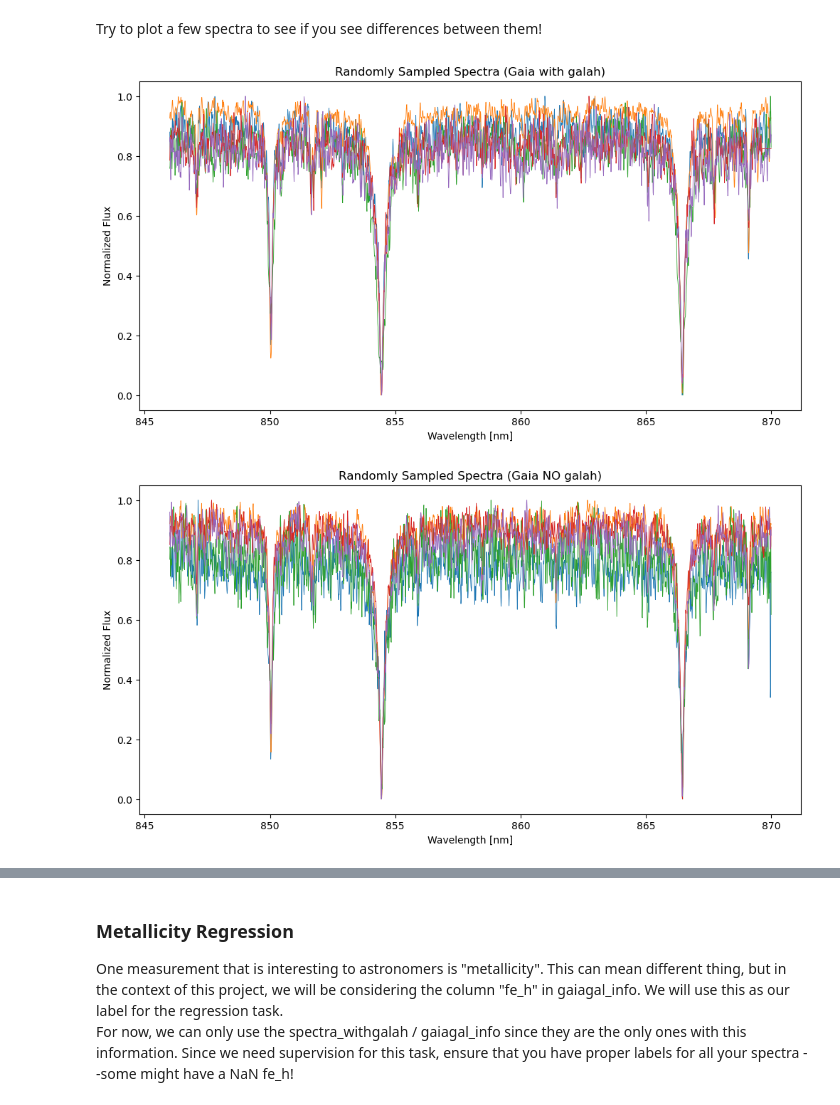
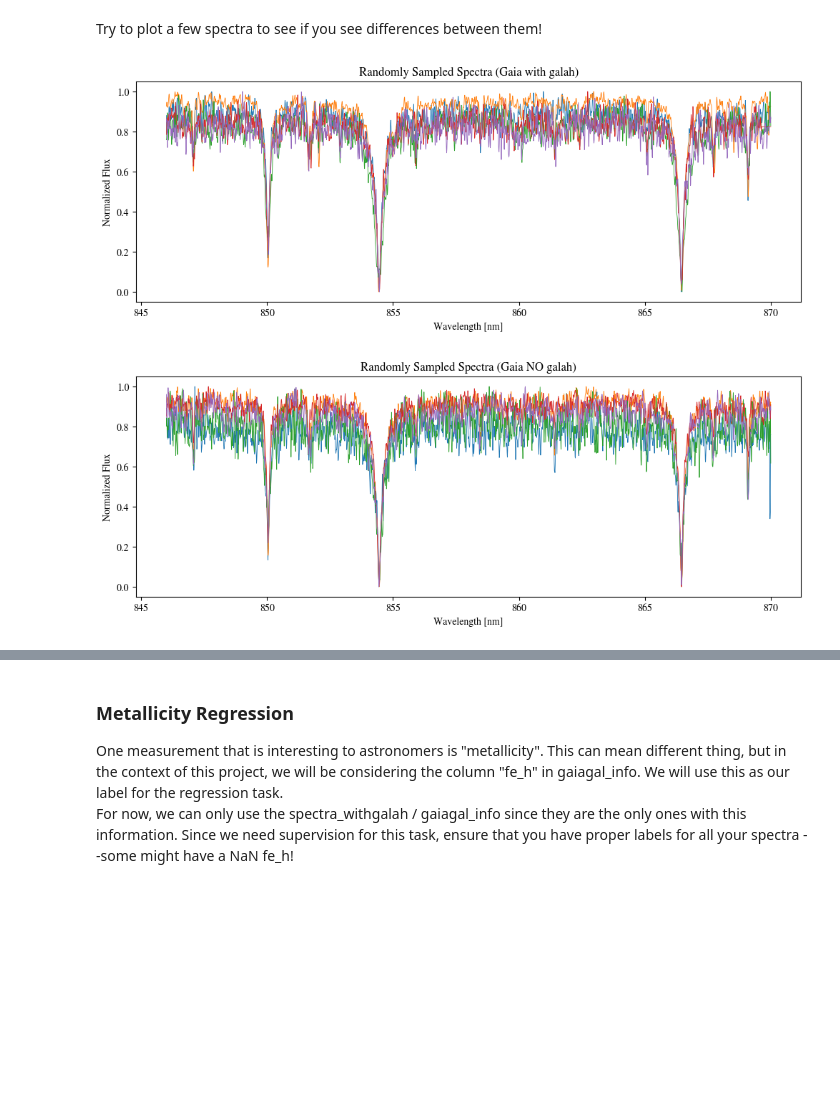
Before and after one commit to JackBlueBird/MHPC.ML.Group.Project.Team.2, a Jupyter notebook: Project2.ipynb, the cells around one changed output, grey strips where cells are left out. Saved outputs shown, nothing was run; the diff lists cells and outputs as text; code cells hidden in the pictures; blank space fills up the shorter version.

```diff
--- a/Project2.ipynb
+++ b/Project2.ipynb
@@ -164,34 +160,40 @@ def scale_row(row):
 
 spectra_withgalah_scaled = spectra_withgalah.apply(scale_row, axis=1)
 spectraNOgal_scaled = spectraNOgal.apply(scale_row, axis=1)
+# %%
+import matplotlib
+#matplotlib.rcParams['mathtext.fontset'] = 'cm'
+#matplotlib.rcParams['font.family'] = 'cmu serif'
+matplotlib.rcParams['mathtext.fontset'] = 'stix'
+matplotlib.rcParams['font.family'] = 'STIXGeneral'
 # %%
 # Calculate the number of steps to include both ends
 wl_step = 0.01
 wl_min  = 846.0
 wl_max  = 870.0
 num_points = int((wl_max - wl_min) / wl_step) + 1  # +1 to include the endpoint
 
 # Create the wavelength range
 wl_range = np.linspace(wl_min, wl_max, num=num_points)
 
 # Randomly sample 5 spectra (rows)
 #sampled_spectra = spectra_withgalah.sample(n=5, random_state=24)
 sampled_spectra = spectra_withgalah_scaled.sample(n=5, random_state=20250320)
 
 # Plot each sampled spectrum as scatter points
-plt.figure(figsize=(12, 6))
+plt.figure(figsize=(12, 4))
 for idx, (label, row) in enumerate(sampled_spectra.iterrows()):
     plt.plot(wl_range, row, label=label, lw=0.6)
     #plt.scatter(wl_range, row, label=label, s=2)  # s controls marker size
 
 plt.xlabel('Wavelength [nm]')
 plt.ylabel('Normalized Flux')
 plt.title('Randomly Sampled Spectra (Gaia with galah)')
 ax = plt.gca()
 #plt.legend()
 plt.show()
 # %% [output]
-[figure, old version]
+[figure, new version]
 # %%
 # Calculate the number of steps to include both ends
 wl_step = 0.01
@@ -207,7 +209,7 @@ wl_range = np.linspace(wl_min, wl_max, num=num_points)
 sampled_spectra = spectraNOgal_scaled.sample(n=5, random_state=20250320)
 
 # Plot each sampled spectrum as scatter points
-plt.figure(figsize=(12, 6))
+plt.figure(figsize=(12, 4))
 for idx, (label, row) in enumerate(sampled_spectra.iterrows()):
     plt.plot(wl_range, row, label=label, lw=0.6)
     #plt.scatter(wl_range, row, label=label, s=2)  # s controls marker size
@@ -219,7 +221,7 @@ ax = plt.gca()
 #plt.legend()
 plt.show()
 # %% [output]
-[figure, old version]
+[figure, new version]
 # %% [markdown]
 Set up the regression task
 - Filter for valid fe_h labels
```
Also changed, not shown: parts of 35 cells of this notebook.
